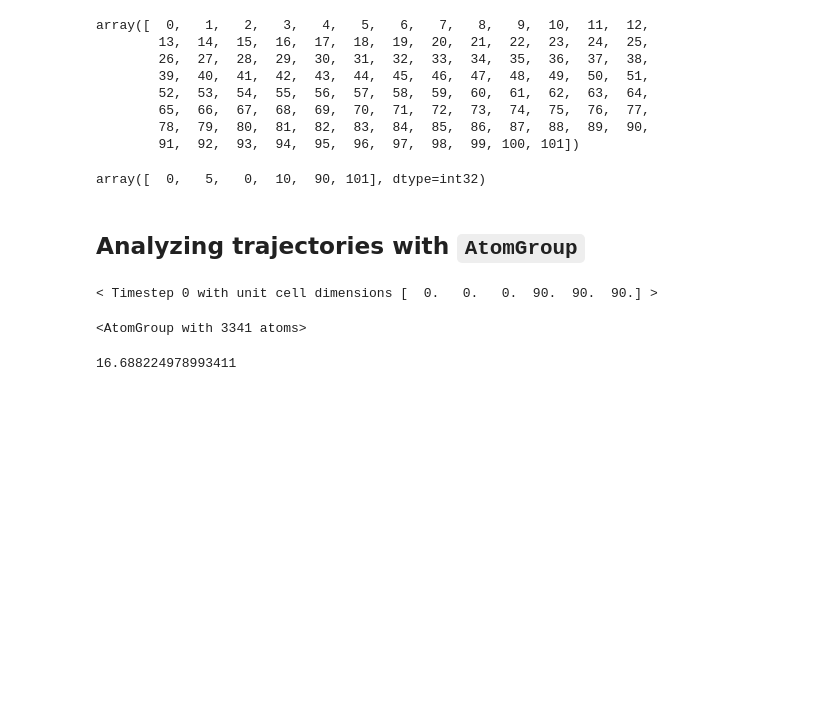
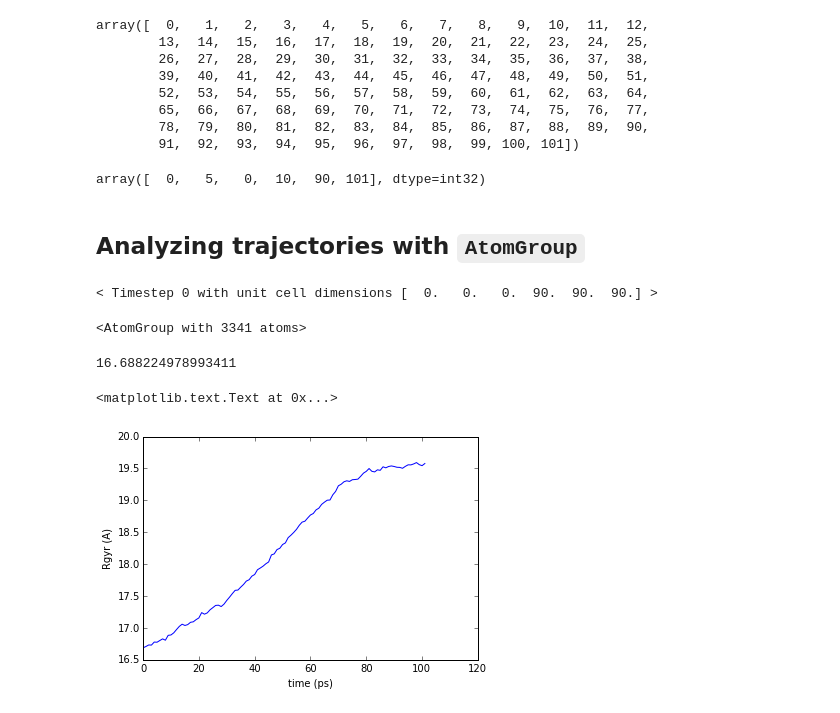
Before and after one commit to dotsdl/MDAnalysis-workshop-notebook-julich, a Jupyter notebook: MDAnalysis Tutorial.ipynb, the cells around one changed output. Drawn from its saved outputs; the diff is of its cells as text; code cells hidden in the pictures; blank space fills up the shorter version.

```diff
--- a/MDAnalysis Tutorial.ipynb
+++ b/MDAnalysis Tutorial.ipynb
@@ -402,3 +402,12 @@ protein.radius_of_gyration()
 # %%
 results = np.array([(ts.time, protein.radius_of_gyration())
                    for ts in u.trajectory])
+# %%
+time, rgyr = results.transpose()
+ax = plt.subplot(111)
+ax.plot(time, rgyr)
+ax.set_xlabel("time (ps)")
+ax.set_ylabel("Rgyr (A)")
+# %% [output]
+<matplotlib.text.Text at 0x...>
+[figure, added]
```
